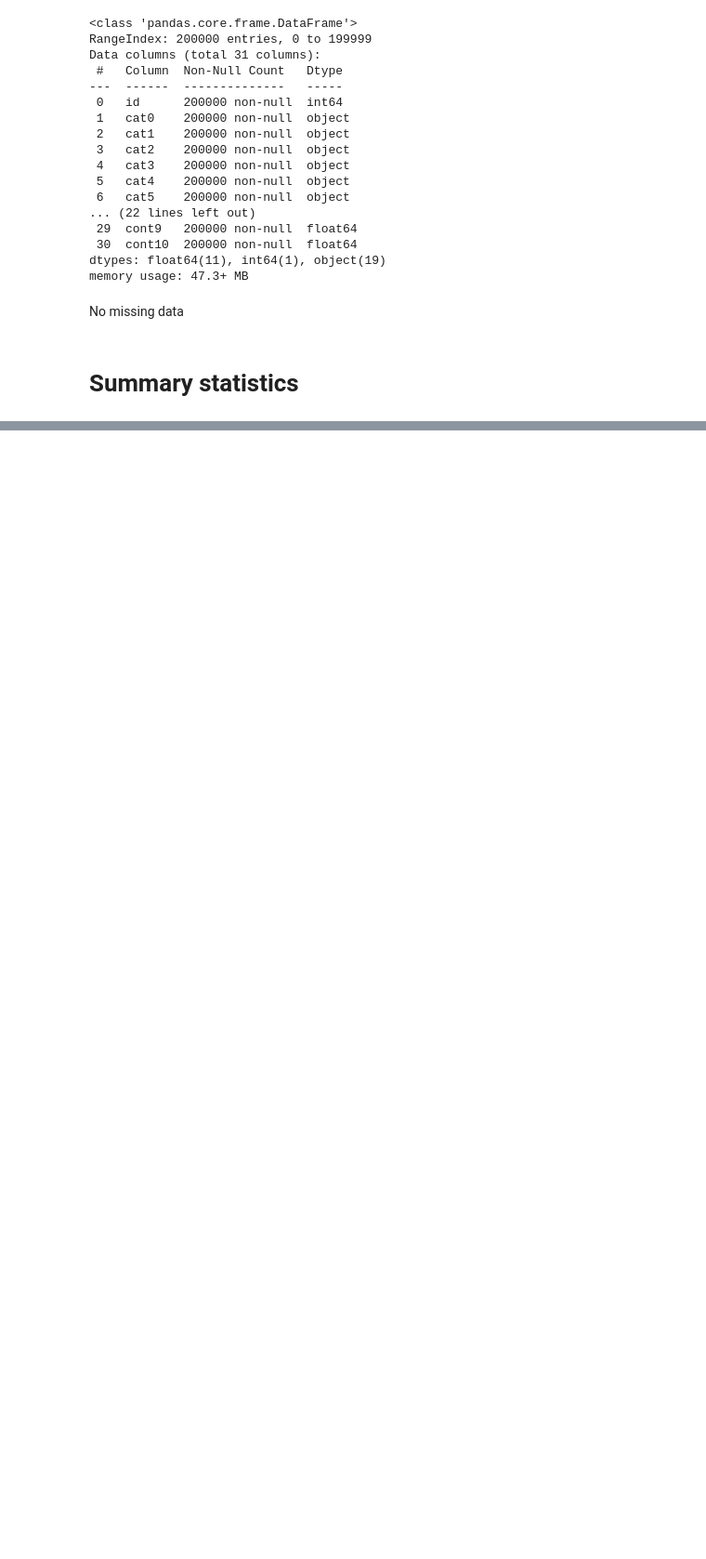
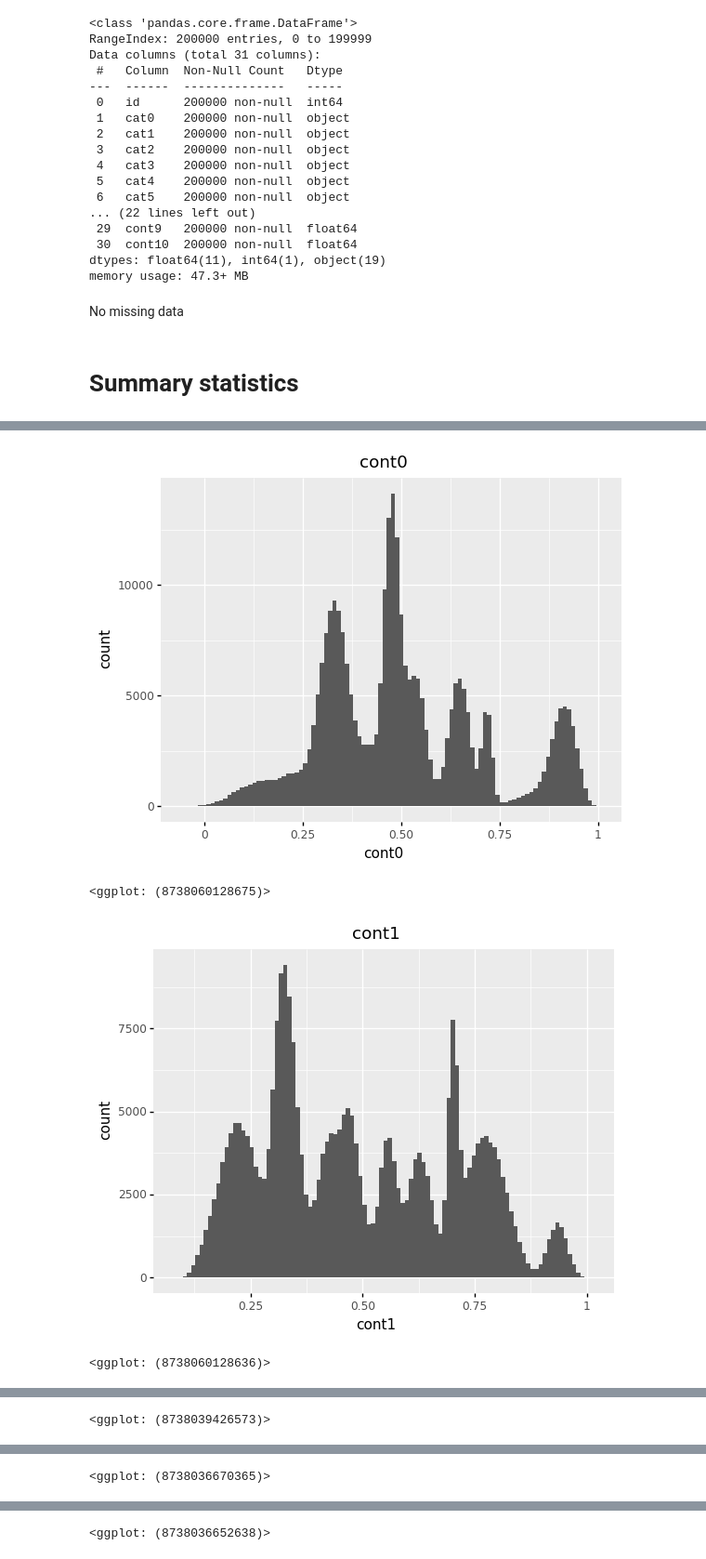
Before and after one commit to herwinvw/TabularPlaygroundMar2021, a Jupyter notebook: ExplorativeDataAnalysis.ipynb, the cells around one changed output, grey strips where cells are left out. Shown at 93% size. Cells and saved outputs as stored; diff of their text form; code cells hidden in the pictures; blank space fills up the shorter version.

```diff
--- a/ExplorativeDataAnalysis.ipynb
+++ b/ExplorativeDataAnalysis.ipynb
@@ -24,3 +24,6 @@ train.shape
 test.shape
 # %% [output]
 (200000, 31)
+# %%
+cont_cols = [x for x in train.columns if x.startswith('cont')]
+cont_cols
@@ -92,0 +145,8 @@ train.describe()
+# %%
+for cont in cont_cols:
+    print(ggplot(train, aes(x=cont))+geom_histogram(bins=100)+ggtitle(cont))
+# %% [output]
+[figure, added]
+<ggplot: (8738060128675)>
+[figure, added]
+<ggplot: (8738060128636)>
@@ -92,0 +154 @@ train.describe()
+<ggplot: (8738039426573)>
@@ -92,0 +156 @@ train.describe()
+<ggplot: (8738036670365)>
@@ -92,0 +158 @@ train.describe()
+<ggplot: (8738036652638)>
```
Also changed, not shown: parts of 7 cells of this notebook.
